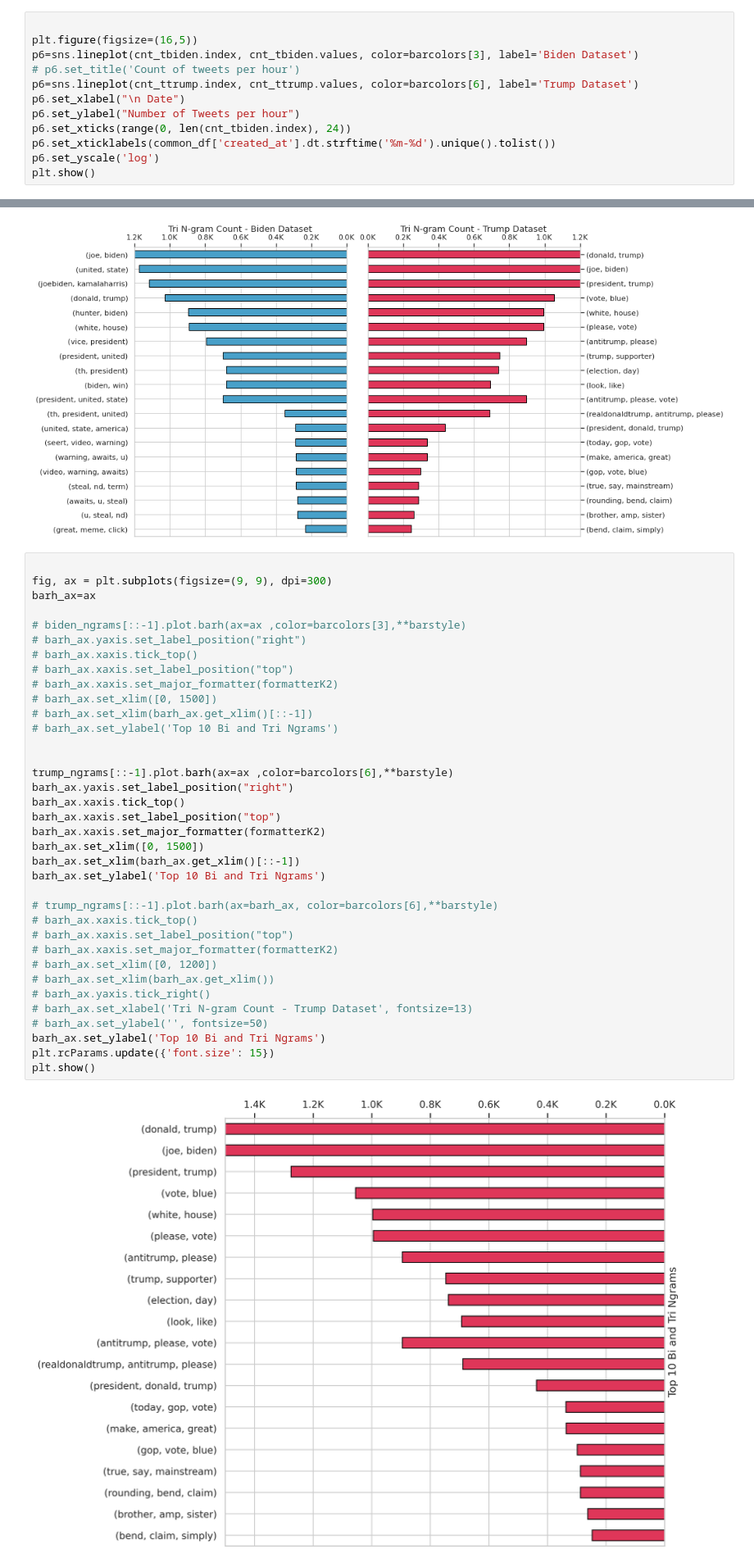
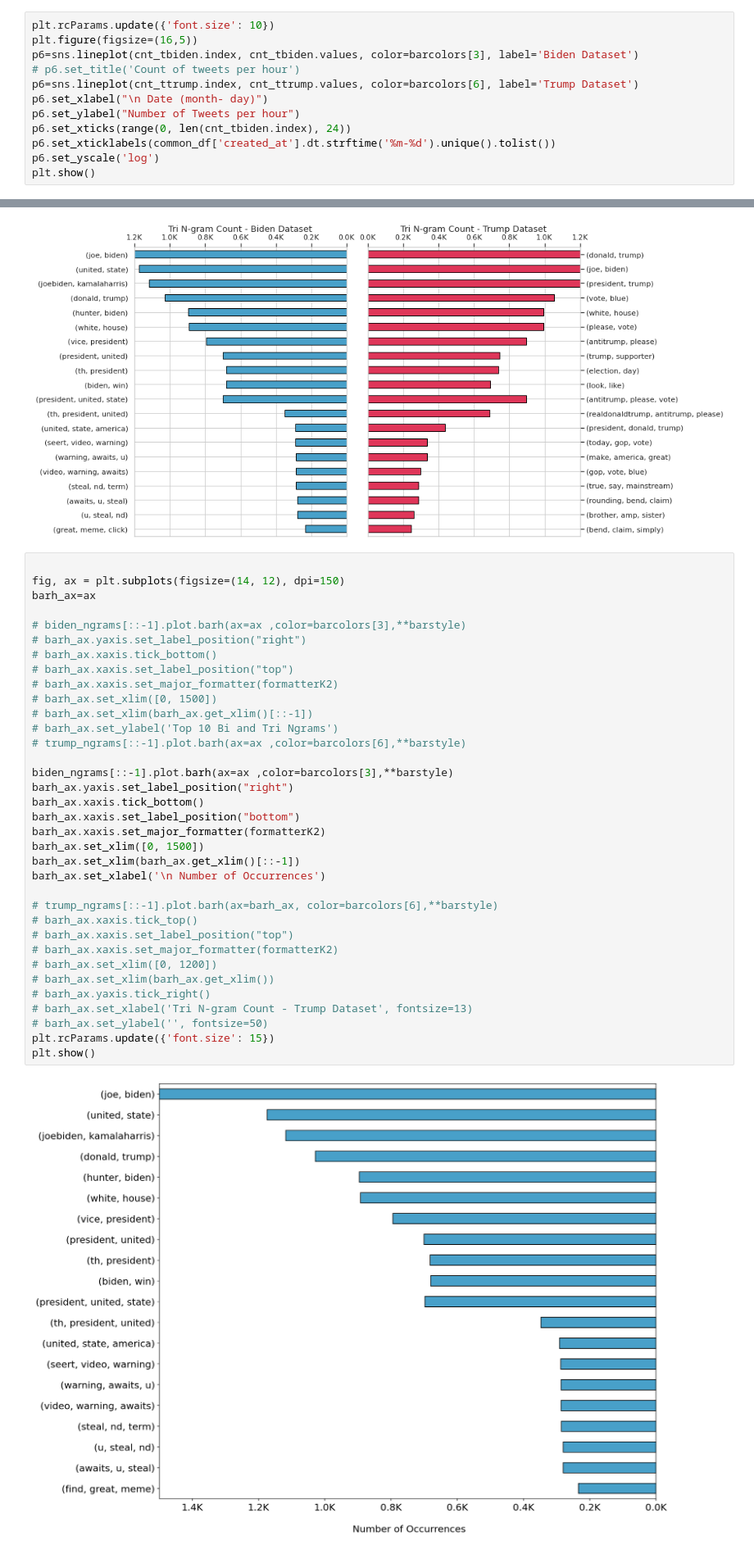
Before and after one commit to sydney-machine-learning/sentimentanalysis-USelections, a Jupyter notebook: main.ipynb, the cells around one changed output, grey strips where cells are left out. Shown at 82% size. Drawn from its saved outputs; the diff is of its cells as text.

```diff
--- a/main.ipynb
+++ b/main.ipynb
@@ -428,12 +430,12 @@ common_creat=np.intersect1d(tweets_biden.created_at_r, tweets_trump.created_at_r
 cnt_tbiden=tweets_biden[tweets_biden.created_at_r.isin(common_creat)]['created_at_r'].value_counts().sort_index()
 cnt_ttrump=tweets_trump[tweets_trump.created_at_r.isin(common_creat)]['created_at_r'].value_counts().sort_index()
 # %%
-
+plt.rcParams.update({'font.size': 10})
 plt.figure(figsize=(16,5))
 p6=sns.lineplot(cnt_tbiden.index, cnt_tbiden.values, color=barcolors[3], label='Biden Dataset')
 # p6.set_title('Count of tweets per hour')
 p6=sns.lineplot(cnt_ttrump.index, cnt_ttrump.values, color=barcolors[6], label='Trump Dataset')
-p6.set_xlabel("\n Date")
+p6.set_xlabel("\n Date (month- day)")
 p6.set_ylabel("Number of Tweets per hour")
 p6.set_xticks(range(0, len(cnt_tbiden.index), 24))
 p6.set_xticklabels(common_df['created_at'].dt.strftime('%m-%d').unique().tolist())
@@ -609,42 +599,41 @@ plt.show()
 [figure]
 # %%
 
-fig, ax = plt.subplots(figsize=(9, 9), dpi=300)
+fig, ax = plt.subplots(figsize=(14, 12), dpi=150)
 barh_ax=ax
 
 # biden_ngrams[::-1].plot.barh(ax=ax ,color=barcolors[3],**barstyle)
 # barh_ax.yaxis.set_label_position("right")
-# barh_ax.xaxis.tick_top()
+# barh_ax.xaxis.tick_bottom()
 # barh_ax.xaxis.set_label_position("top")
 # barh_ax.xaxis.set_major_formatter(formatterK2)
 # barh_ax.set_xlim([0, 1500])
 # barh_ax.set_xlim(barh_ax.get_xlim()[::-1])
 # barh_ax.set_ylabel('Top 10 Bi and Tri Ngrams')
+# trump_ngrams[::-1].plot.barh(ax=ax ,color=barcolors[6],**barstyle)
 
-
-trump_ngrams[::-1].plot.barh(ax=ax ,color=barcolors[6],**barstyle)
+biden_ngrams[::-1].plot.barh(ax=ax ,color=barcolors[3],**barstyle)
 barh_ax.yaxis.set_label_position("right")
-barh_ax.xaxis.tick_top()
-barh_ax.xaxis.set_label_position("top")
+barh_ax.xaxis.tick_bottom()
+barh_ax.xaxis.set_label_position("bottom")
 barh_ax.xaxis.set_major_formatter(formatterK2)
 barh_ax.set_xlim([0, 1500])
 barh_ax.set_xlim(barh_ax.get_xlim()[::-1])
-barh_ax.set_ylabel('Top 10 Bi and Tri Ngrams')
+barh_ax.set_xlabel('\n Number of Occurrences')
 
 # trump_ngrams[::-1].plot.barh(ax=barh_ax, color=barcolors[6],**barstyle)
 # barh_ax.xaxis.tick_top()
 # barh_ax.xaxis.set_label_position("top")
 # barh_ax.xaxis.set_major_formatter(formatterK2)
 # barh_ax.set_xlim([0, 1200])
 # barh_ax.set_xlim(barh_ax.get_xlim())
 # barh_ax.yaxis.tick_right()
 # barh_ax.set_xlabel('Tri N-gram Count - Trump Dataset', fontsize=13)
 # barh_ax.set_ylabel('', fontsize=50)
-barh_ax.set_ylabel('Top 10 Bi and Tri Ngrams')
 plt.rcParams.update({'font.size': 15})
 plt.show()
 # %% [output]
-[figure, old version]
+[figure, new version]
 # %% [markdown]
 The above graph shows the most common Bi and Tri N-gram's in each of the respective datasets, filtered from words just from the "United States of America". The N-gram's show a clear relation to the upcoming election and each respective dataset seems to be related to each of the presidential candidates.
 # %%
```
Also changed, not shown: parts of 27 cells of this notebook.
